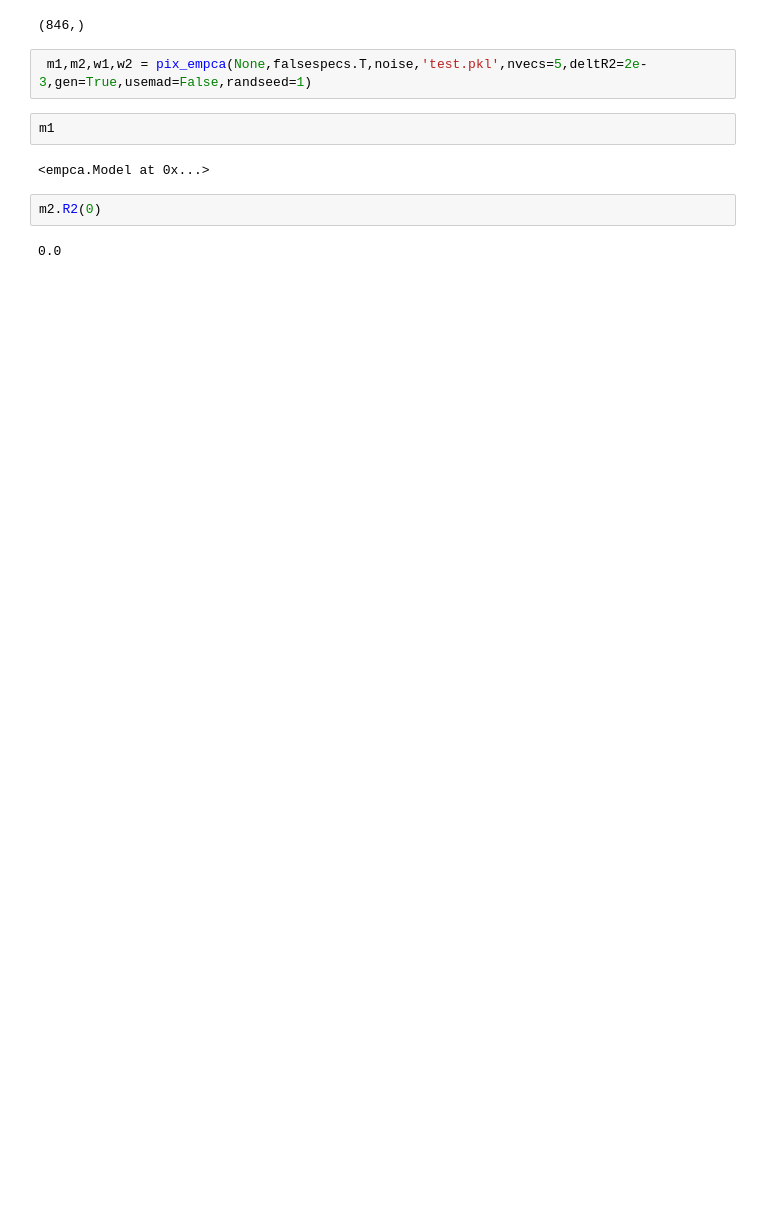
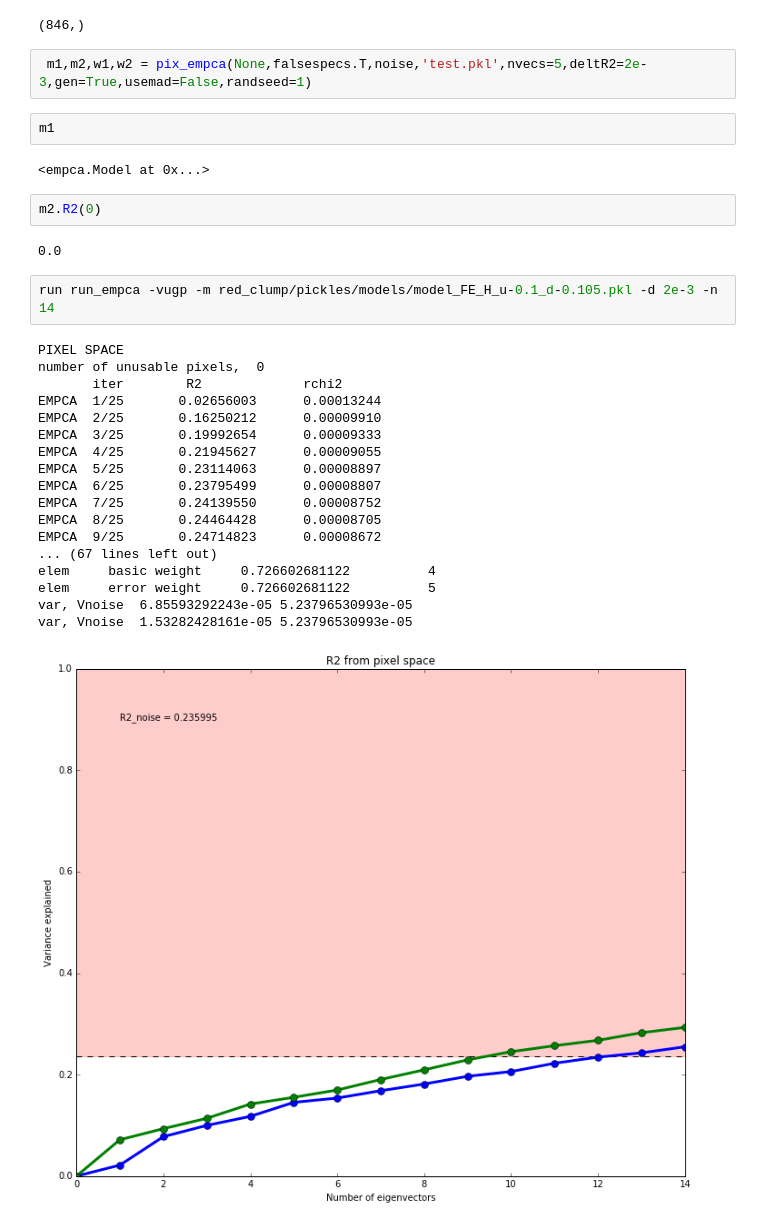
Before and after one commit to NatalieP-J/rcapogee-plots, a Jupyter notebook: test_empca.ipynb, the cells around one changed output. Drawn from its saved outputs; the diff is of its cells as text; blank space fills up the shorter version.

```diff
--- a/test_empca.ipynb
+++ b/test_empca.ipynb
@@ -30,3 +32,24 @@ m1
 m2.R2(0)
 # %% [output]
 0.0
+# %%
+run run_empca -vugp -m red_clump/pickles/models/model_FE_H_u-0.1_d-0.105.pkl -d 2e-3 -n 14
+# %% [output]
+PIXEL SPACE
+number of unusable pixels,  0
+       iter        R2             rchi2
+EMPCA  1/25       0.02656003      0.00013244
+EMPCA  2/25       0.16250212      0.00009910
+EMPCA  3/25       0.19992654      0.00009333
+EMPCA  4/25       0.21945627      0.00009055
+EMPCA  5/25       0.23114063      0.00008897
+EMPCA  6/25       0.23795499      0.00008807
+EMPCA  7/25       0.24139550      0.00008752
+EMPCA  8/25       0.24464428      0.00008705
+EMPCA  9/25       0.24714823      0.00008672
+... (67 lines left out)
+elem     basic weight     0.726602681122          4
+elem     error weight     0.726602681122          5
+var, Vnoise  6.85593292243e-05 5.23796530993e-05
+var, Vnoise  1.53282428161e-05 5.23796530993e-05
+[figure, added]
```
Also changed, not shown: parts of 8 cells of this notebook, 1 other file.
